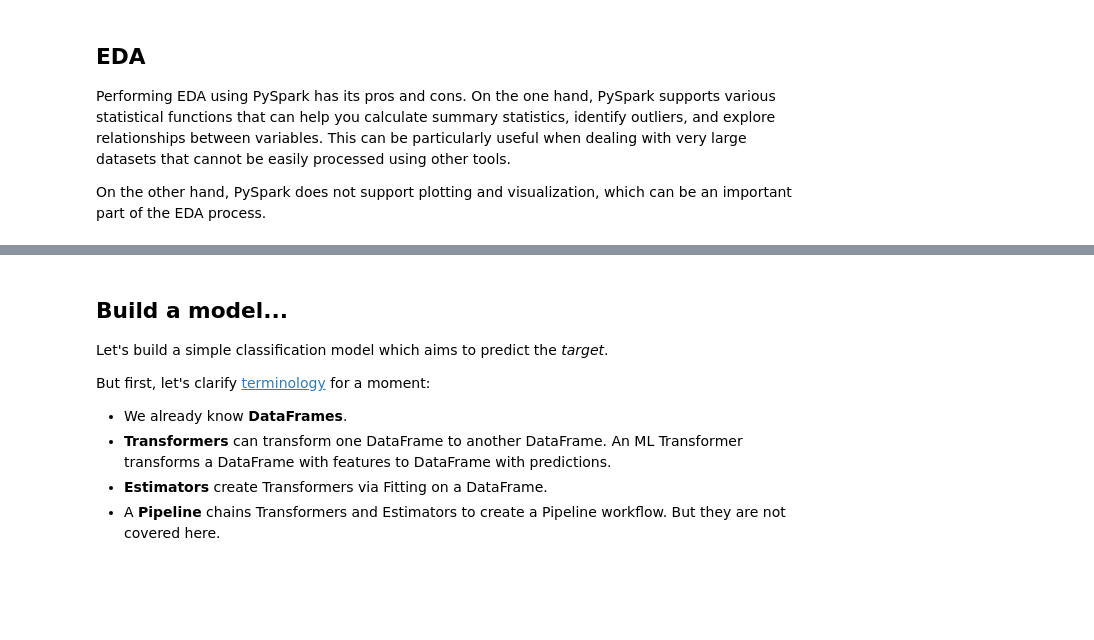
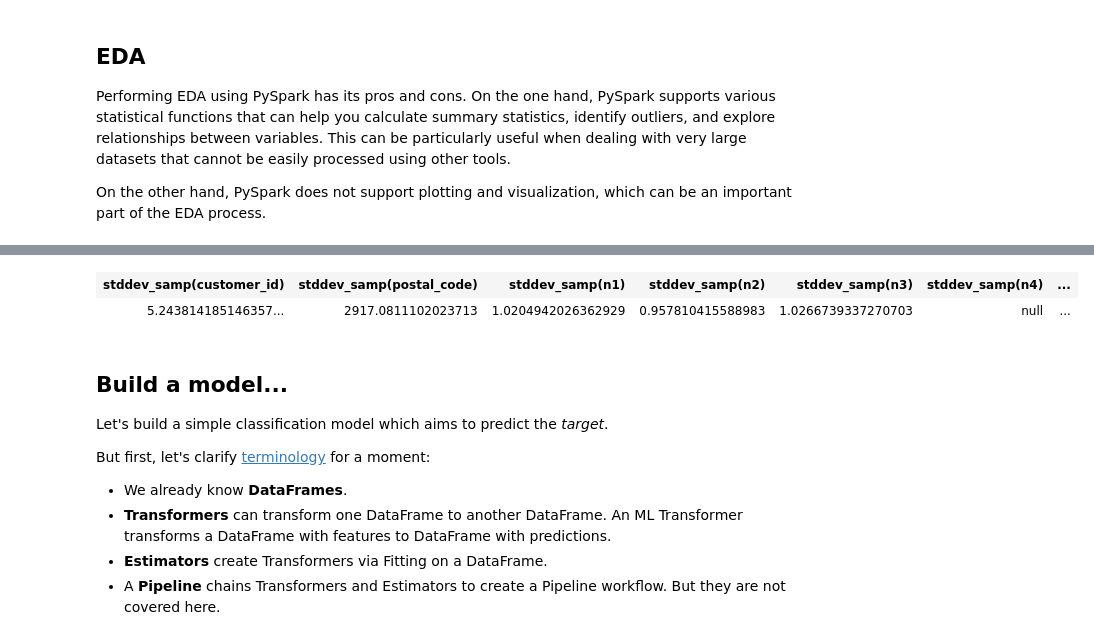
Before and after one commit to CarstenFrommhold/Unlocking-the-Power-of-Pyspark, a Jupyter notebook: 02_ML.ipynb, the cells around one changed output, grey strips where cells are left out. Cells and saved outputs as stored; diff of their text form; code cells hidden in the pictures; blank space fills up the shorter version.

```diff
--- a/02_ML.ipynb
+++ b/02_ML.ipynb
@@ -57,3 +135,8 @@ df_std.show()
+# %%
+df_std
+# %% [output]
+| stddev_samp(customer_id) | stddev_samp(postal_code) | stddev_samp(n1) | stddev_samp(n2) | stddev_samp(n3) | stddev_samp(n4) | ... |
+| 5.243814185146357... | 2917.0811102023713 | 1.0204942026362929 | 0.957810415588983 | 1.0266739337270703 | null | ... |
 # %% [markdown]
 ## Build a model...
 
```
Also changed, not shown: parts of 15 cells of this notebook, 2 other files.
